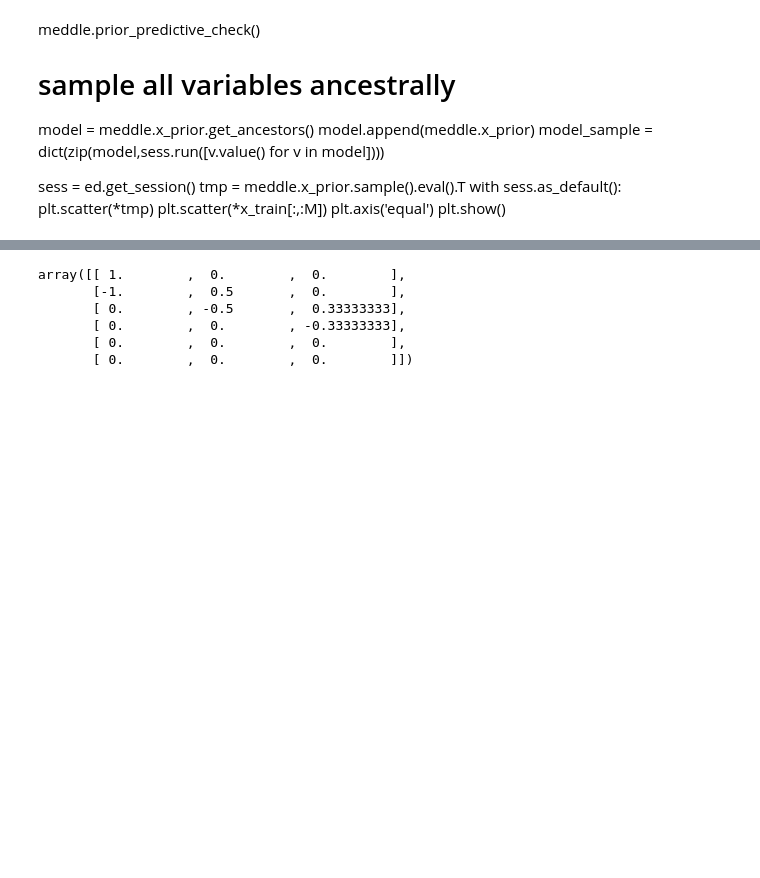
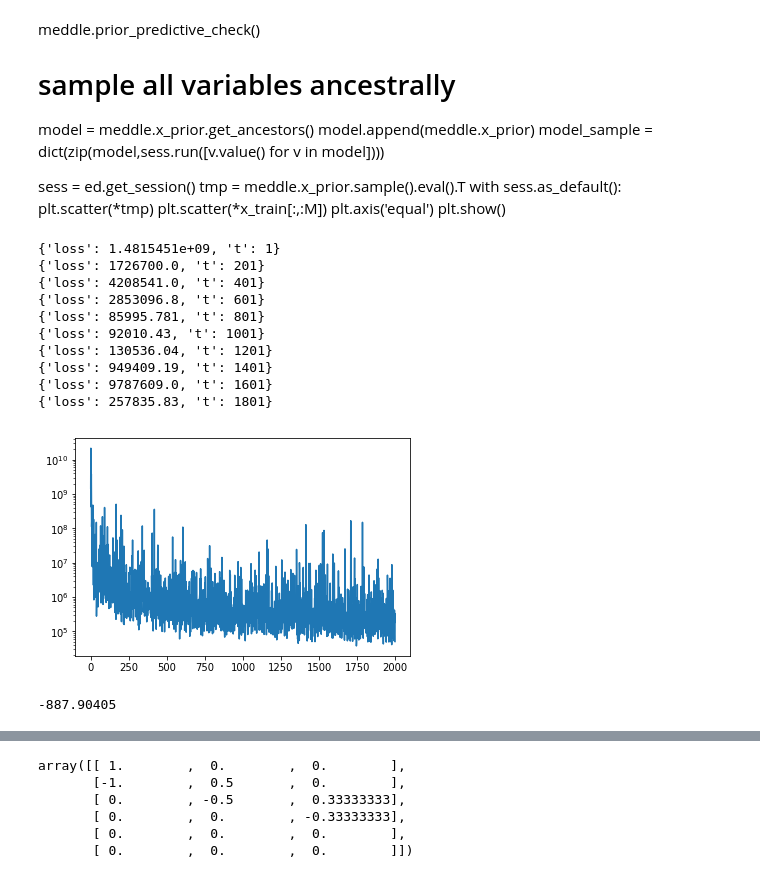
Before and after one commit to deoxyribose/auml, a Jupyter notebook: edward-factor/factor_model-horseshoe.ipynb, the cells around one changed output, grey strips where cells are left out. Saved outputs shown, nothing was run; the diff lists cells and outputs as text; code cells hidden in the pictures; blank space fills up the shorter version.

```diff
--- a/edward-factor/factor_model-horseshoe.ipynb
+++ b/edward-factor/factor_model-horseshoe.ipynb
@@ -240,9 +263,23 @@ with sess.as_default():
     plt.axis('equal')
     plt.show()
 # %%
-meddle.infer(x_train, M=M, n_epoch = 200, n_samples = 150)
+meddle.infer(x_train, M=M, n_epoch = 1000, n_samples = 100)
+# %% [output]
+{'loss': 1.4815451e+09, 't': 1}
+{'loss': 1726700.0, 't': 201}
+{'loss': 4208541.0, 't': 401}
+{'loss': 2853096.8, 't': 601}
+{'loss': 85995.781, 't': 801}
+{'loss': 92010.43, 't': 1001}
+{'loss': 130536.04, 't': 1201}
+{'loss': 949409.19, 't': 1401}
+{'loss': 9787609.0, 't': 1601}
+{'loss': 257835.83, 't': 1801}
+[figure, added]
 # %%
-meddle.posterior_predictive_check(x_train[:,:M].T)
+meddle.posterior_predictive_check(x_train[:M,:])
+# %% [output]
+-887.90405
 # %%
 x_post_mode = meddle.x_post.mode().eval()
 # %%
```
Also changed, not shown: parts of 9 cells of this notebook.
